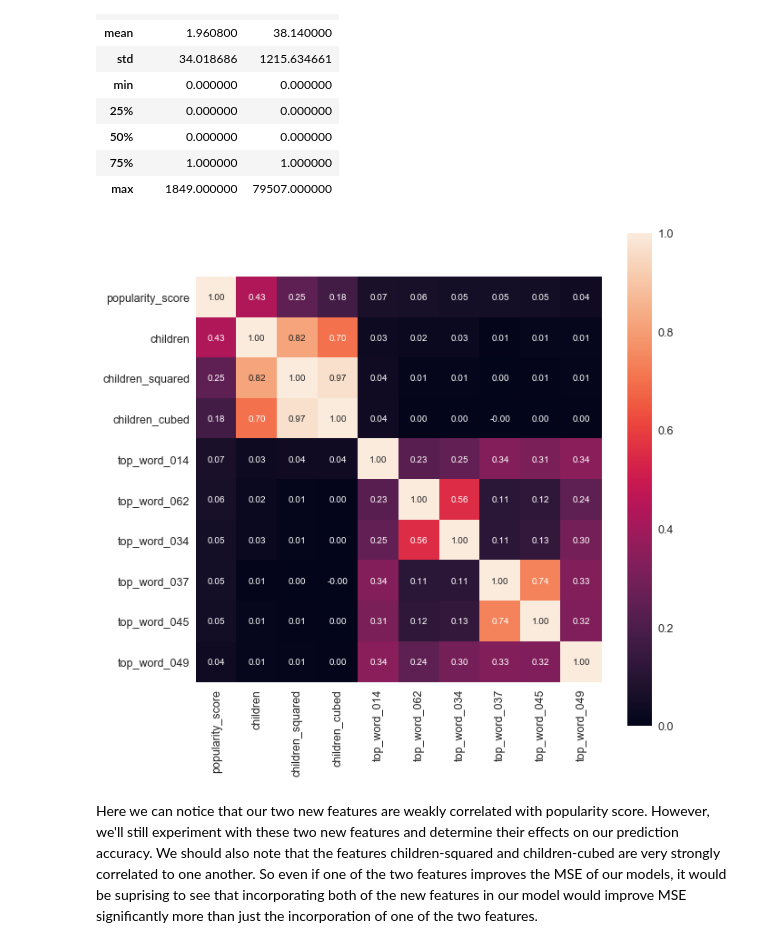
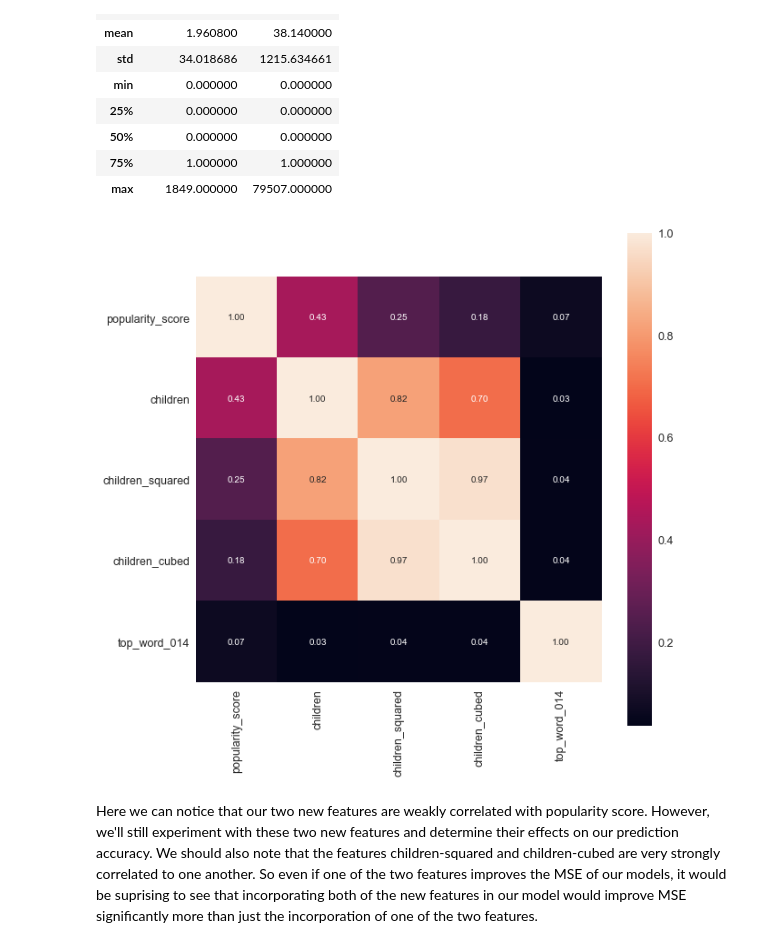
Before and after one commit to mattesko/COMP551-Projects, a Jupyter notebook: miniproject_1/Machine Learning 101.ipynb, the cells around one changed output. Cells and saved outputs as stored; diff of their text form; code cells hidden in the pictures.

```diff
--- a/miniproject_1/Machine Learning 101.ipynb
+++ b/miniproject_1/Machine Learning 101.ipynb
@@ -43,10 +43,10 @@ X_train = pd.DataFrame(X_train)
 X_validation = pd.DataFrame(X_validation)
 X_test = pd.DataFrame(X_test)
 # %%
-nb_top_corr = 10
+nb_top_corr = 5
 cols = X_train.corr().nlargest(nb_top_corr, 'popularity_score')['popularity_score'].index
 cm = np.corrcoef(X_train[cols].values.T)
-sns.set(font_scale=1.25)
+sns.set(font_scale=1.5)
 plt.figure(figsize=(10,10))
 hm = sns.heatmap(cm, cbar=True, annot=True, square=True, fmt='.2f', annot_kws={'size': 10}, yticklabels=cols.values, xticklabels=cols.values)
 plt.show();
@@ -80,15 +80,15 @@ X_train[['children_squared', 'children_cubed']].describe()
 | 75% | 1.000000 | 1.000000 |
 | max | 1849.000000 | 79507.000000 |
 # %%
-nb_top_corr = 10
+nb_top_corr = 5
 cols = X_train.corr().nlargest(nb_top_corr, 'popularity_score')['popularity_score'].index
 cm = np.corrcoef(X_train[cols].values.T)
 sns.set(font_scale=1.25)
 plt.figure(figsize=(10,10))
 hm = sns.heatmap(cm, cbar=True, annot=True, square=True, fmt='.2f', annot_kws={'size': 10}, yticklabels=cols.values, xticklabels=cols.values)
 plt.show();
 # %% [output]
-[figure, old version]
+[figure, new version]
 # %% [markdown]
 Here we can notice that our two new features are weakly correlated with popularity score. However, we'll still experiment with these two new features and determine their effects on our prediction accuracy. We should also note that the features children-squared and children-cubed are very strongly correlated to one another. So even if one of the two features improves the MSE of our models, it would be suprising to see that incorporating both of the new features in our model would improve MSE significantly more than just the incorporation of one of the two features.
 # %% [markdown]
```
Also changed, not shown: parts of 21 cells of this notebook.
